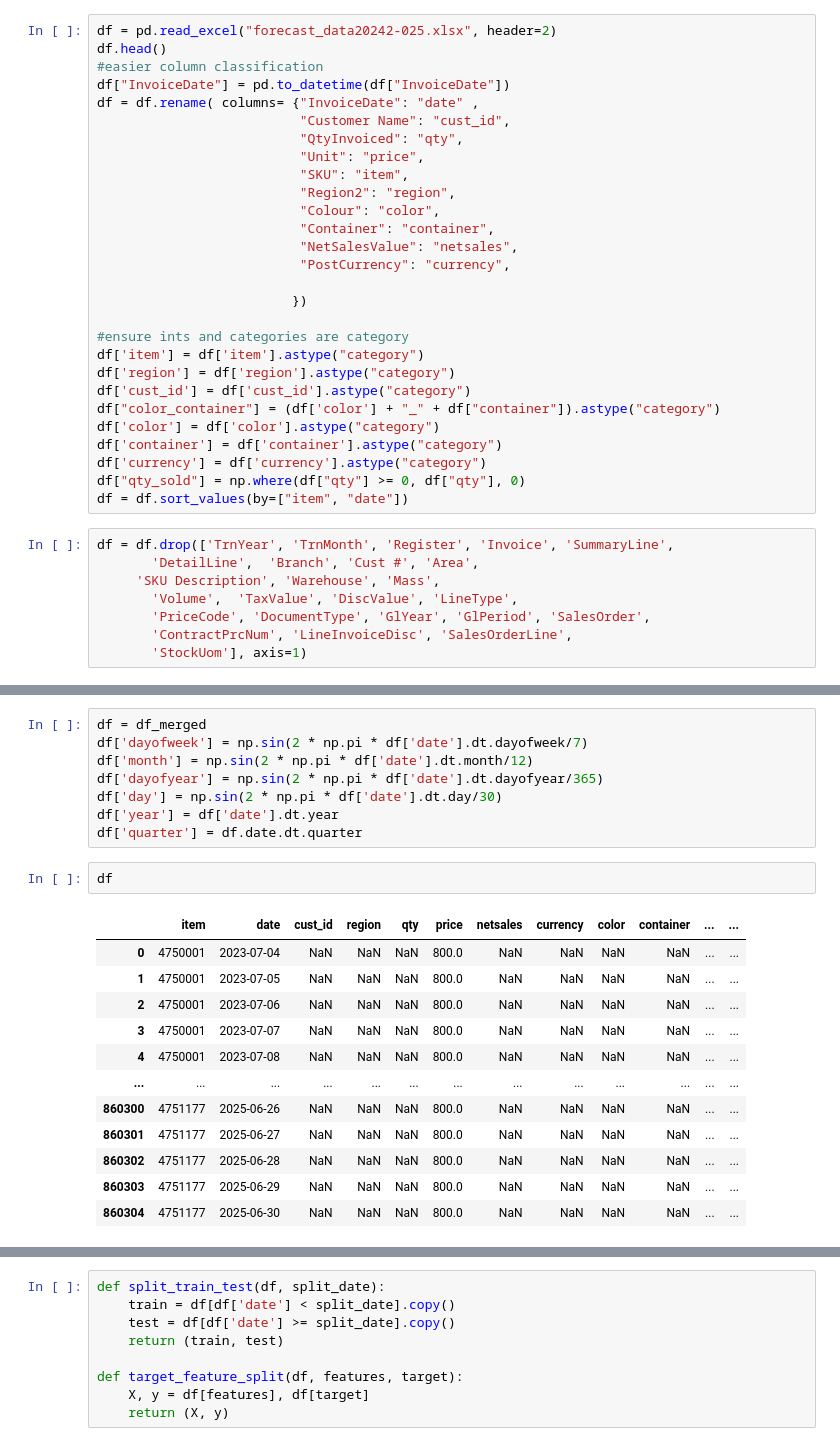
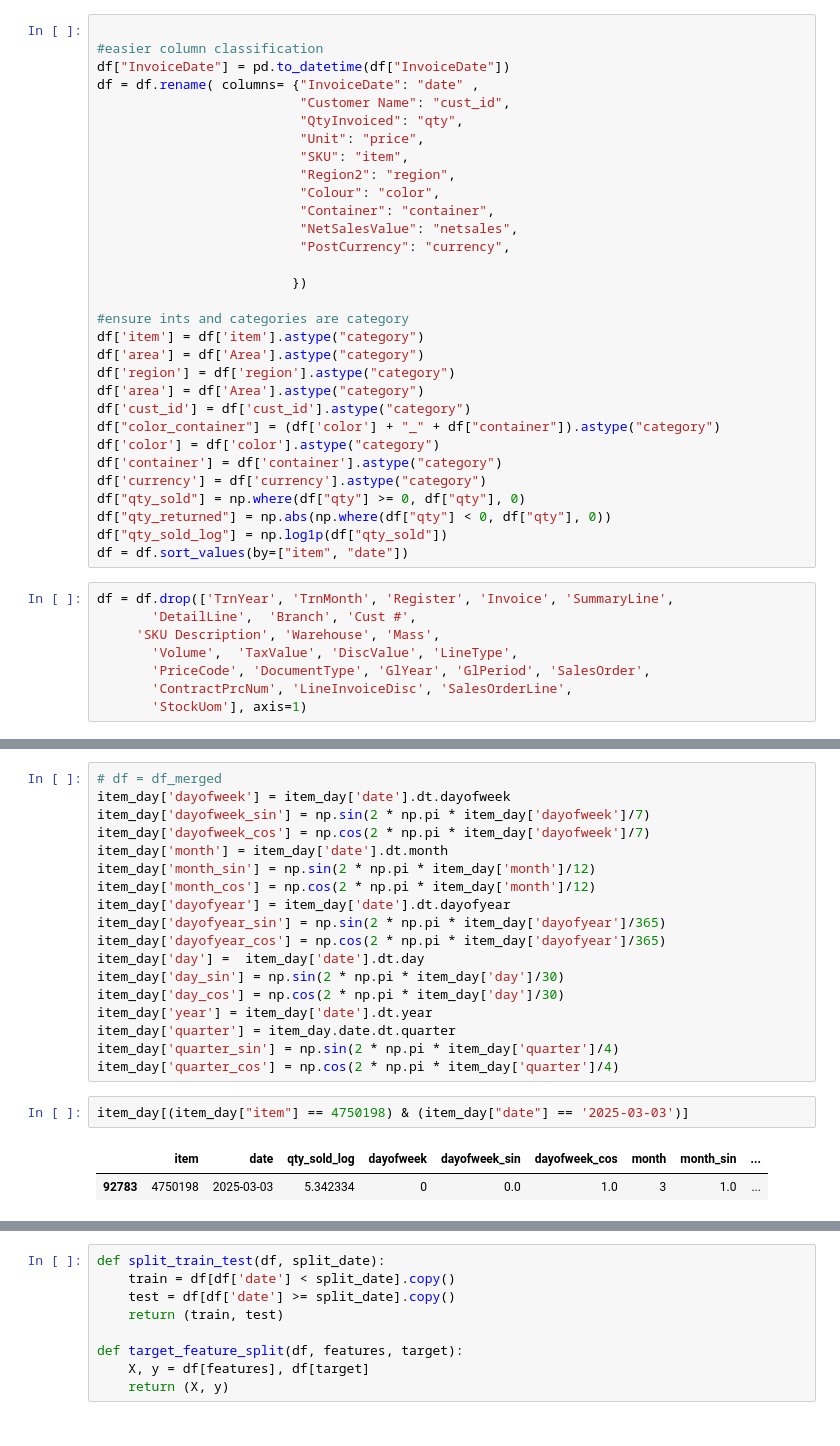
Before and after one commit to anelehdl/ITMDA-Assignment_Predictive-Inventory-System, a Jupyter notebook: forecast/product_demand.ipynb, the cells around one changed output, grey strips where cells are left out. Drawn from its saved outputs; the diff is of its cells as text.

```diff
--- a/forecast/product_demand.ipynb
+++ b/forecast/product_demand.ipynb
@@ -17,6 +29,5 @@ from sklearn.metrics import r2_score
 # %%
-df = pd.read_excel("forecast_data20242-025.xlsx", header=2)
-df.head()
+
 #easier column classification
 df["InvoiceDate"] = pd.to_datetime(df["InvoiceDate"])
 df = df.rename( columns= {"InvoiceDate": "date" ,
@@ -34,17 +45,21 @@ df = df.rename( columns= {"InvoiceDate": "date" ,
 
 #ensure ints and categories are category
 df['item'] = df['item'].astype("category")
+df['area'] = df['Area'].astype("category")
 df['region'] = df['region'].astype("category")
+df['area'] = df['Area'].astype("category")
 df['cust_id'] = df['cust_id'].astype("category")
 df["color_container"] = (df['color'] + "_" + df["container"]).astype("category")
 df['color'] = df['color'].astype("category")
 df['container'] = df['container'].astype("category")
 df['currency'] = df['currency'].astype("category")
 df["qty_sold"] = np.where(df["qty"] >= 0, df["qty"], 0)
+df["qty_returned"] = np.abs(np.where(df["qty"] < 0, df["qty"], 0))
+df["qty_sold_log"] = np.log1p(df["qty_sold"])
 df = df.sort_values(by=["item", "date"])
 # %%
 df = df.drop(['TrnYear', 'TrnMonth', 'Register', 'Invoice', 'SummaryLine',
-       'DetailLine',  'Branch', 'Cust #', 'Area',
+       'DetailLine',  'Branch', 'Cust #',
      'SKU Description', 'Warehouse', 'Mass',
        'Volume',  'TaxValue', 'DiscValue', 'LineType',
        'PriceCode', 'DocumentType', 'GlYear', 'GlPeriod', 'SalesOrder',
@@ -73,23 +98,23 @@ df_merged['price'] = df_merged.apply(
 # %%
-df = df_merged
-df['dayofweek'] = np.sin(2 * np.pi * df['date'].dt.dayofweek/7)
-df['month'] = np.sin(2 * np.pi * df['date'].dt.month/12)
-df['dayofyear'] = np.sin(2 * np.pi * df['date'].dt.dayofyear/365)
-df['day'] = np.sin(2 * np.pi * df['date'].dt.day/30)
-df['year'] = df['date'].dt.year
-df['quarter'] = df.date.dt.quarter
+# df = df_merged
+item_day['dayofweek'] = item_day['date'].dt.dayofweek
+item_day['dayofweek_sin'] = np.sin(2 * np.pi * item_day['dayofweek']/7)
+item_day['dayofweek_cos'] = np.cos(2 * np.pi * item_day['dayofweek']/7)
+item_day['month'] = item_day['date'].dt.month
+item_day['month_sin'] = np.sin(2 * np.pi * item_day['month']/12)
+item_day['month_cos'] = np.cos(2 * np.pi * item_day['month']/12)
+item_day['dayofyear'] = item_day['date'].dt.dayofyear
+item_day['dayofyear_sin'] = np.sin(2 * np.pi * item_day['dayofyear']/365)
+item_day['dayofyear_cos'] = np.cos(2 * np.pi * item_day['dayofyear']/365)
+item_day['day'] =  item_day['date'].dt.day
+item_day['day_sin'] = np.sin(2 * np.pi * item_day['day']/30)
+item_day['day_cos'] = np.cos(2 * np.pi * item_day['day']/30)
+item_day['year'] = item_day['date'].dt.year
+item_day['quarter'] = item_day.date.dt.quarter
+item_day['quarter_sin'] = np.sin(2 * np.pi * item_day['quarter']/4)
+item_day['quarter_cos'] = np.cos(2 * np.pi * item_day['quarter']/4)
 # %%
-df
+item_day[(item_day["item"] == 4750198) & (item_day["date"] == '2025-03-03')]
 # %% [output]
-|  | item | date | cust_id | region | qty | price | netsales | currency | color | container | ... | ... |
-| 0 | 4750001 | 2023-07-04 | NaN | NaN | NaN | 800.0 | NaN | NaN | NaN | NaN | ... | ... |
-| 1 | 4750001 | 2023-07-05 | NaN | NaN | NaN | 800.0 | NaN | NaN | NaN | NaN | ... | ... |
-| 2 | 4750001 | 2023-07-06 | NaN | NaN | NaN | 800.0 | NaN | NaN | NaN | NaN | ... | ... |
-| 3 | 4750001 | 2023-07-07 | NaN | NaN | NaN | 800.0 | NaN | NaN | NaN | NaN | ... | ... |
-| 4 | 4750001 | 2023-07-08 | NaN | NaN | NaN | 800.0 | NaN | NaN | NaN | NaN | ... | ... |
-| ... | ... | ... | ... | ... | ... | ... | ... | ... | ... | ... | ... | ... |
-| 860300 | 4751177 | 2025-06-26 | NaN | NaN | NaN | 800.0 | NaN | NaN | NaN | NaN | ... | ... |
-| 860301 | 4751177 | 2025-06-27 | NaN | NaN | NaN | 800.0 | NaN | NaN | NaN | NaN | ... | ... |
-| 860302 | 4751177 | 2025-06-28 | NaN | NaN | NaN | 800.0 | NaN | NaN | NaN | NaN | ... | ... |
-| 860303 | 4751177 | 2025-06-29 | NaN | NaN | NaN | 800.0 | NaN | NaN | NaN | NaN | ... | ... |
-| 860304 | 4751177 | 2025-06-30 | NaN | NaN | NaN | 800.0 | NaN | NaN | NaN | NaN | ... | ... |
+|  | item | date | qty_sold_log | dayofweek | dayofweek_sin | dayofweek_cos | month | month_sin | ... |
+| 92783 | 4750198 | 2025-03-03 | 5.342334 | 0 | 0.0 | 1.0 | 3 | 1.0 | ... |
```
Also changed, not shown: parts of 34 cells of this notebook, 1 other file.
